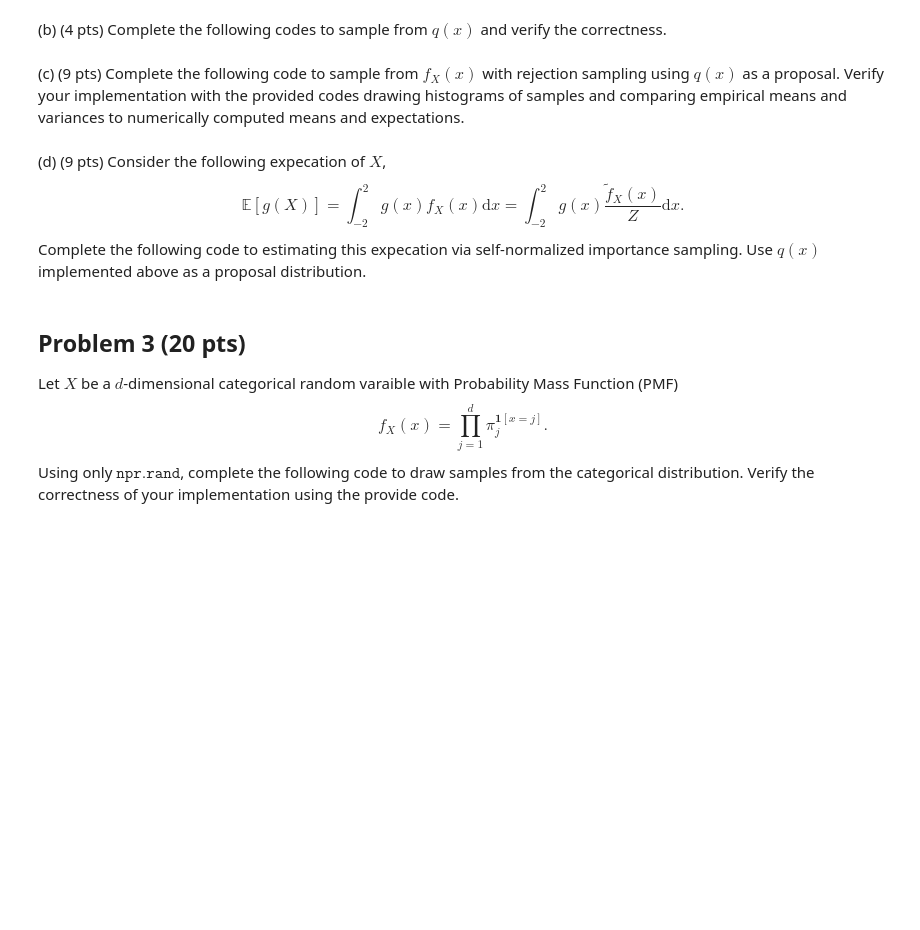
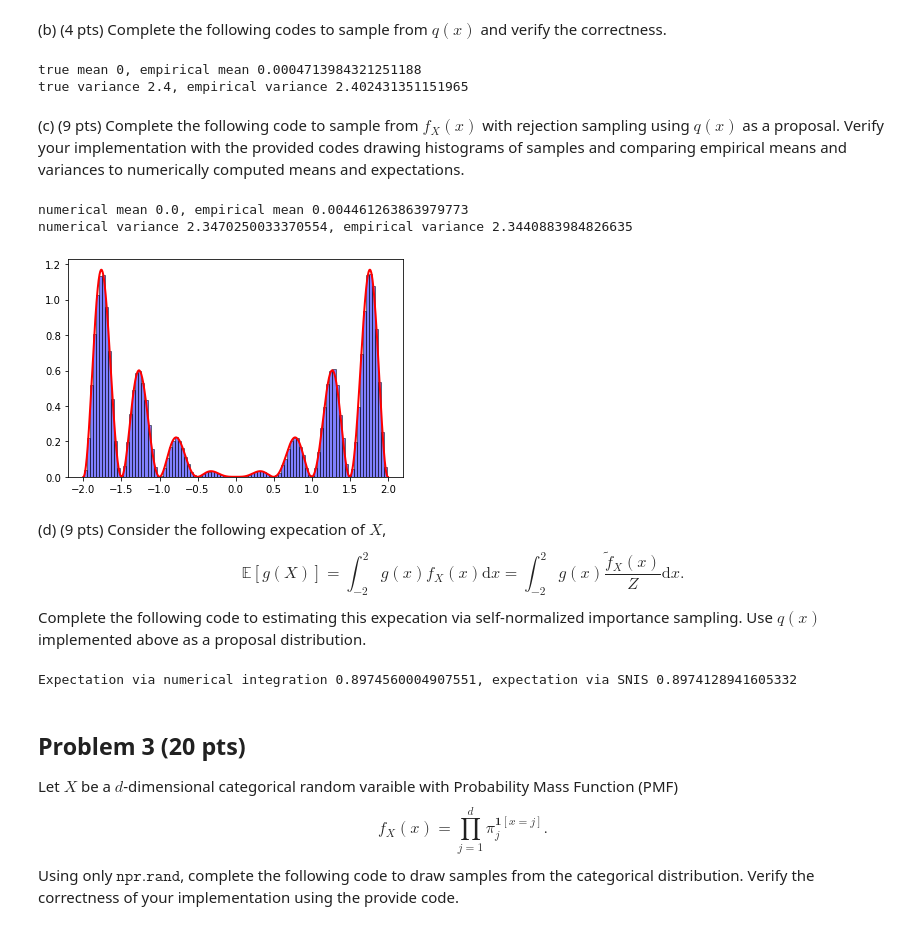
Before and after one commit to suulkyy/ai701-f21, a Jupyter notebook: Assignment #2/hw2.ipynb, the cells around one changed output. Cells and saved outputs as stored; diff of their text form; code cells hidden in the pictures; blank space fills up the shorter version.

```diff
--- a/Assignment #2/hw2.ipynb
+++ b/Assignment #2/hw2.ipynb
@@ -17,6 +17,10 @@ def rand_exp(lamb, n):
     ##########################################
     # put your code here
     ##########################################
+    u = npr.rand(n)
+    # Using inverse CDF method
+    x = -np.log(u)/lamb
+    return x
 # %% [markdown]
 $\star$ (b) (2 pts) We will use the law of large numbers to verify your code. For that, compute the mean and variance of $X$ with PDF $f_X(x) = \lambda e^{-\lambda x} \mathbf{1}[x \geq 0]$.
 # %% [markdown]
@@ -56,6 +64,11 @@ def rand_gamma(m, n):
     ##########################################
     # put your code here
     ##########################################
+    f_y = 0
+    # Using the facts derived at (e)
+    for i in range(m):
+        f_y += rand_exp(1, n)
+    return f_y
 
 def gamma_mean(m):
     return m
@@ -107,9 +126,14 @@ def rand_q(n):
     ##########################################
     # put your code here
     ##########################################
+    # Initialize the uniform distribution u_0 ~ U(0,1)
+    u_0 = npr.rand(n)
+    # Using Inverse CDF Method
+    q = np.cbrt(16*u_0 - 8)
+    return q
 
-q_true_mean = ######## put your answer here ############
-q_true_var = ######## put your answer here #############
+q_true_mean = 0 ######## put your answer here ############
+q_true_var = 2.4 ######## put your answer here #############
 
 
 n = 100000
@@ -117,34 +141,47 @@ x = rand_q(n)
 
 print(f'true mean {q_true_mean}, empirical mean {x.mean()}')
 print(f'true variance {q_true_var}, empirical variance {x.var()}')
+# %% [output]
+true mean 0, empirical mean 0.0004713984321251188
+true variance 2.4, empirical variance 2.402431351151965
 # %% [markdown]
 (c) (9 pts) Complete the following code to sample from $f_X(x)$ with rejection sampling using $q(x)$ as a proposal. Verify your implementation with the provided codes drawing histograms of samples and comparing empirical means and variances to numerically computed means and expectations.
 # %%
 # draw a sample from f_X with rejection sampling.
 def rand_f_rejection():
     ##########################################
     # put your code here
     ##########################################
+    while 1:
+        x = rand_q(1)
+        u = npr.rand(1)
+        crit =  f_tilde(x)/(M*q(x))
+        if (u < crit):
+            return x
 
 # draw samples
 n = 100000
 x = np.array([rand_f_rejection() for _ in range(n)])
 
 # verification by drawing empirical distribution
 
 plt.hist(x, bins=100, density=True, facecolor='b', edgecolor='k', alpha=0.5);
 
 # numerical integration for the normalization constant
 Z = quad(f_tilde, -2, 2)[0]
 tx = np.linspace(-2, 2, 1000)
 plt.plot(tx, f_tilde(tx)/Z, '-r', linewidth=2.0)
 
 # verification by comparing mean and variances
 numerical_mean = quad(lambda x: x*f_tilde(x)/Z, -2, 2)[0]
 numerical_var = quad(lambda x: x**2*f_tilde(x)/Z, -2, 2)[0] - numerical_mean**2
 
 print(f'numerical mean {numerical_mean}, empirical mean {x.mean()}')
 print(f'numerical variance {numerical_var}, empirical variance {x.var()}')
+# %% [output]
+numerical mean 0.0, empirical mean 0.004461263863979773
+numerical variance 2.3470250033370554, empirical variance 2.3440883984826635
+[figure, added]
 # %% [markdown]
 (d) (9 pts) Consider the following expecation of $X$,
 $$
@@ -159,6 +196,12 @@ def SNIS(g, n):
     ##########################################
     # put your code here
     ##########################################
+    # Approximate scaling factor Z
+    x = rand_q(n)
+    omega = f_tilde(x)/q(x)
+    mu_est = (omega*g(x)/(omega.sum())).sum()
+    return mu_est
+
 
 # verify your implementation using numerical integration
 g = lambda x: np.log(np.abs(x) + 1.0)
@@ -168,6 +211,8 @@ snis_expec = SNIS(g, n)
 numerical_expec = quad(lambda x: g(x)*f_tilde(x)/Z, -2, 2)[0]
 
 print(f'Expectation via numerical integration {numerical_expec}, expectation via SNIS {snis_expec}')
+# %% [output]
+Expectation via numerical integration 0.8974560004907551, expectation via SNIS 0.8974128941605332
 # %% [markdown]
 ## Problem 3 (20 pts)
 Let $X$ be a $d$-dimensional categorical random varaible with Probability Mass Function (PMF)
```
Also changed, not shown: parts of 6 cells of this notebook, 2 other files.
